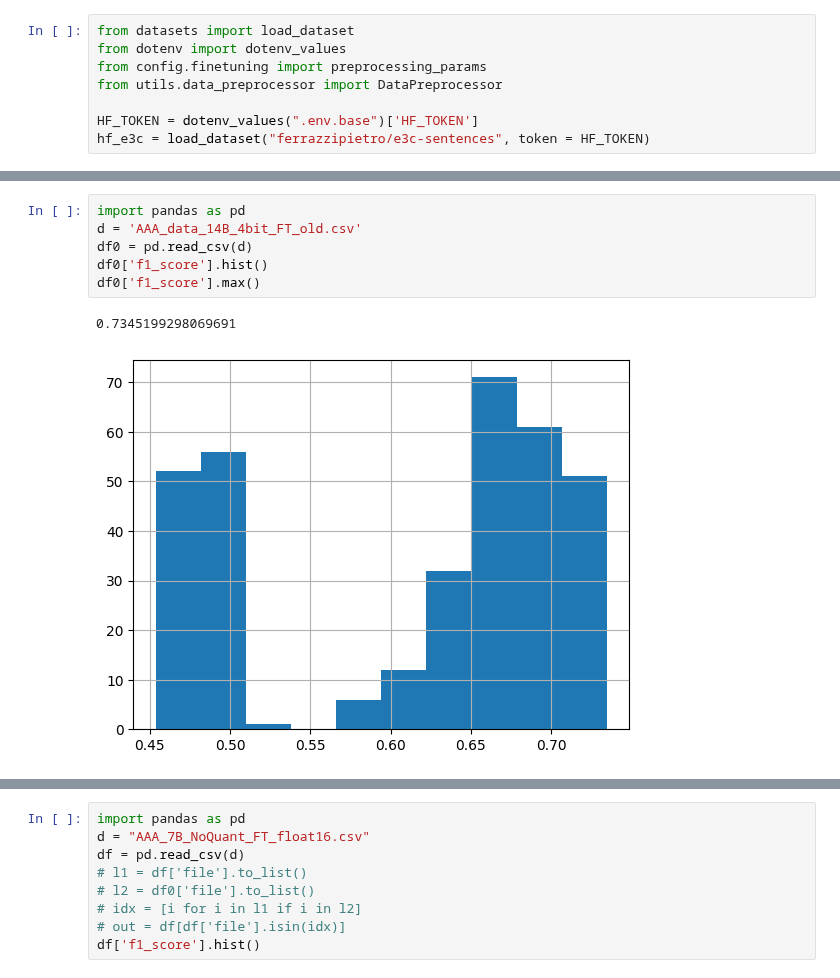
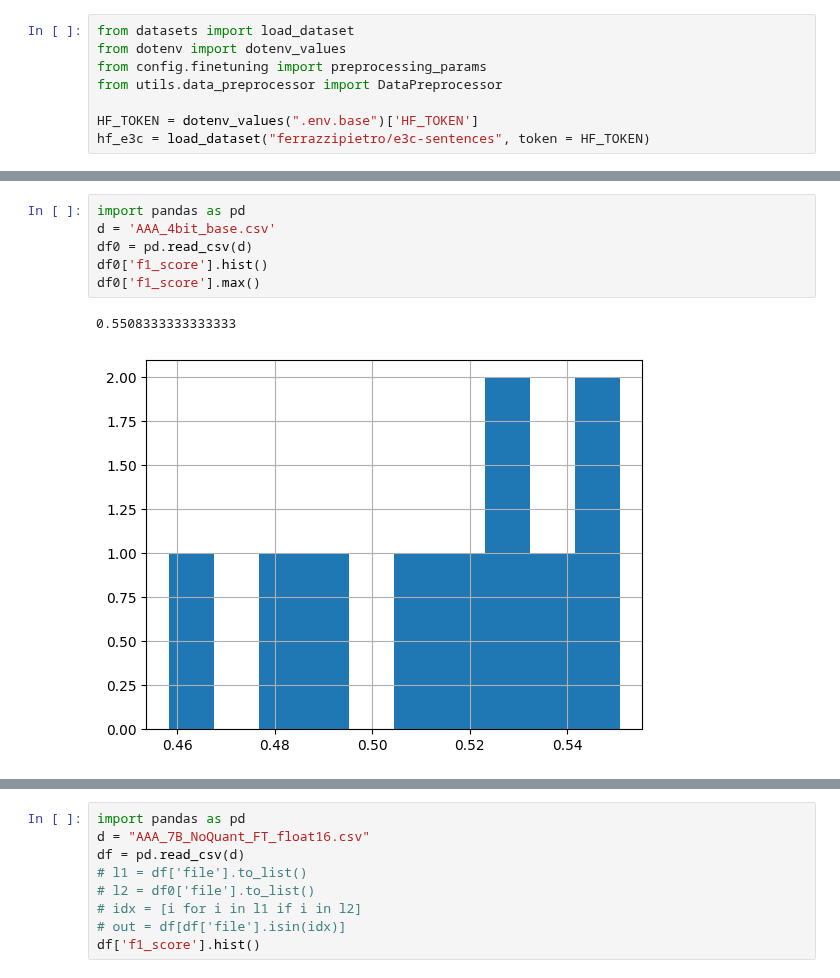
Before and after one commit to ferrazzipietro/mistral_finetuning, a Jupyter notebook: preprocessing.ipynb, the cells around one changed output, grey strips where cells are left out. Drawn from its saved outputs; the diff is of its cells as text.

```diff
--- a/preprocessing.ipynb
+++ b/preprocessing.ipynb
@@ -44,12 +44,12 @@ d['prompt']
  ...]
 # %%
 import pandas as pd
-d = 'AAA_data_14B_4bit_FT_old.csv'
+d = 'AAA_4bit_base.csv'
 df0 = pd.read_csv(d)
 df0['f1_score'].hist()
 df0['f1_score'].max()
 # %% [output]
-0.7345199298069691
+0.5508333333333333
-[figure, old version]
+[figure, new version]
 # %%
 import pandas as pd
```
Also changed, not shown: parts of 1 cell of this notebook, 33 other files.
